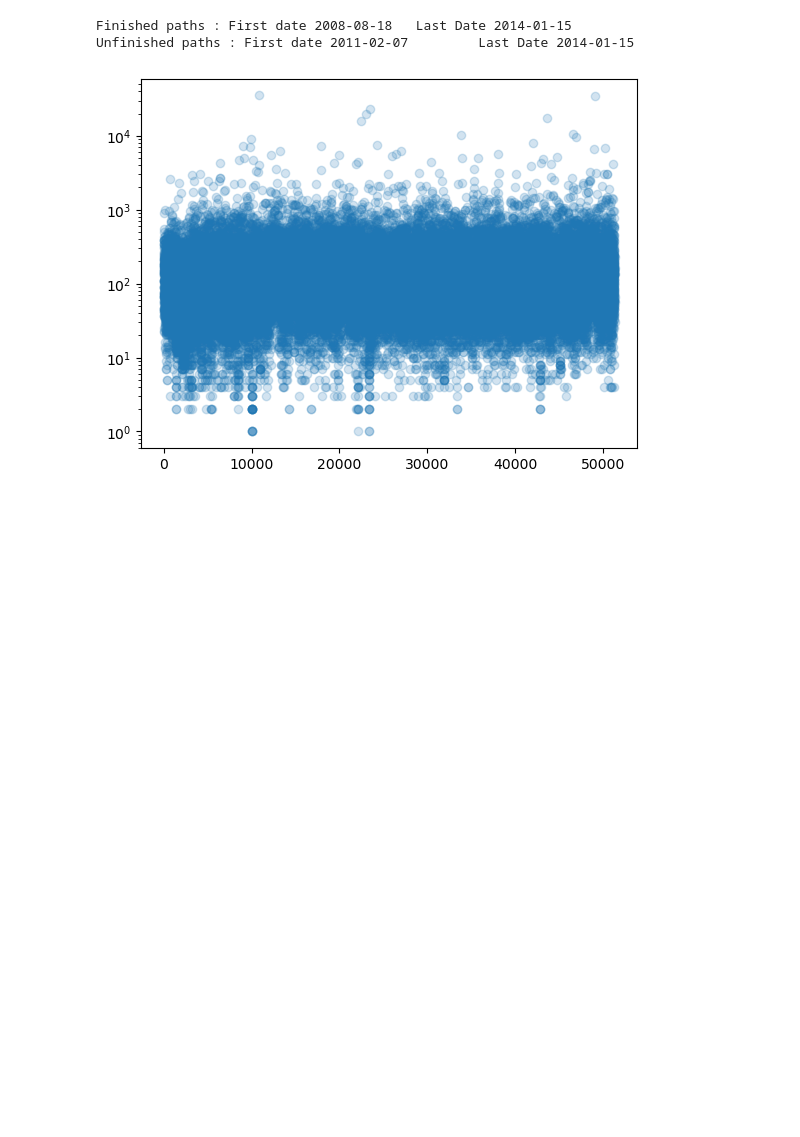
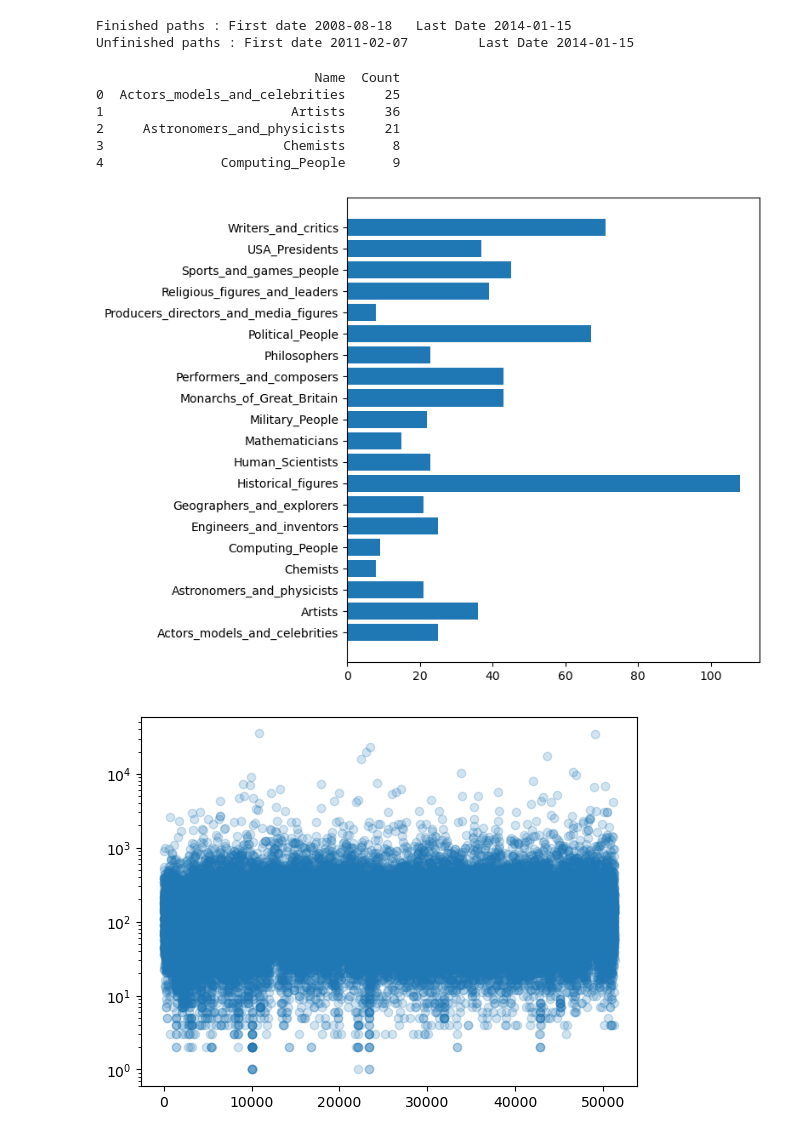
Before and after one commit to epfl-ada/ada-2023-project-miaoumiaou, a Jupyter notebook: Visualisation_wiki.ipynb, the cells around one changed output. Saved outputs shown, nothing was run; the diff lists cells and outputs as text; code cells hidden in the pictures; blank space fills up the shorter version.

Commit message:
barplot for counts visualisation

```diff
--- a/Visualisation_wiki.ipynb
+++ b/Visualisation_wiki.ipynb
@@ -36,6 +37,37 @@ print(f"Unfinished paths : First date {unfinished_path.timestamp.dt.date.min()}
 # %% [output]
 Finished paths : First date 2008-08-18   Last Date 2014-01-15
 Unfinished paths : First date 2011-02-07         Last Date 2014-01-15
+# %%
+path = "../data/wikispeedia_paths-and-graph/categories.tsv"
+
+categories = pd.read_csv(path,header = 12, delimiter='\t',names=["article","categories"])
+categories['article'] = categories['article'].apply(lambda x :(urllib.parse.unquote(x , encoding = 'utf-8'))) # Decode article names
+
+people = categories[categories['categories'].str.contains('subject.People')].copy() # Dataset of people
+people['categories'] = people['categories'].apply(lambda x : x[len('subject.People.'):]) # Remove useless string
+
+#print(people.head())
+#print(people.shape)
+#print(people.categories.unique(),len(people.categories.unique()))
+counts = people.groupby('categories').count()
+counts = counts.reset_index()
+counts.columns = ["Name", "Count"]
+print(counts.head())
+
+plt.figure(figsize=(8, 6))
+
+plt.barh(counts["Name"], counts['Count'])
+plt.title("Number of article for each people's category")
+plt.xticks(rotation=0)
+plt.tight_layout()
+# %% [output]
+                            Name  Count
+0  Actors_models_and_celebrities     25
+1                        Artists     36
+2     Astronomers_and_physicists     21
+3                       Chemists      8
+4               Computing_People      9
+[figure, added]
 # %%
 fig,ax=plt.subplots()
 fig=plt.scatter(finished_path.index, finished_path["durationInSec"], alpha=0.2)
```
Also changed, not shown: parts of 2 cells of this notebook.
